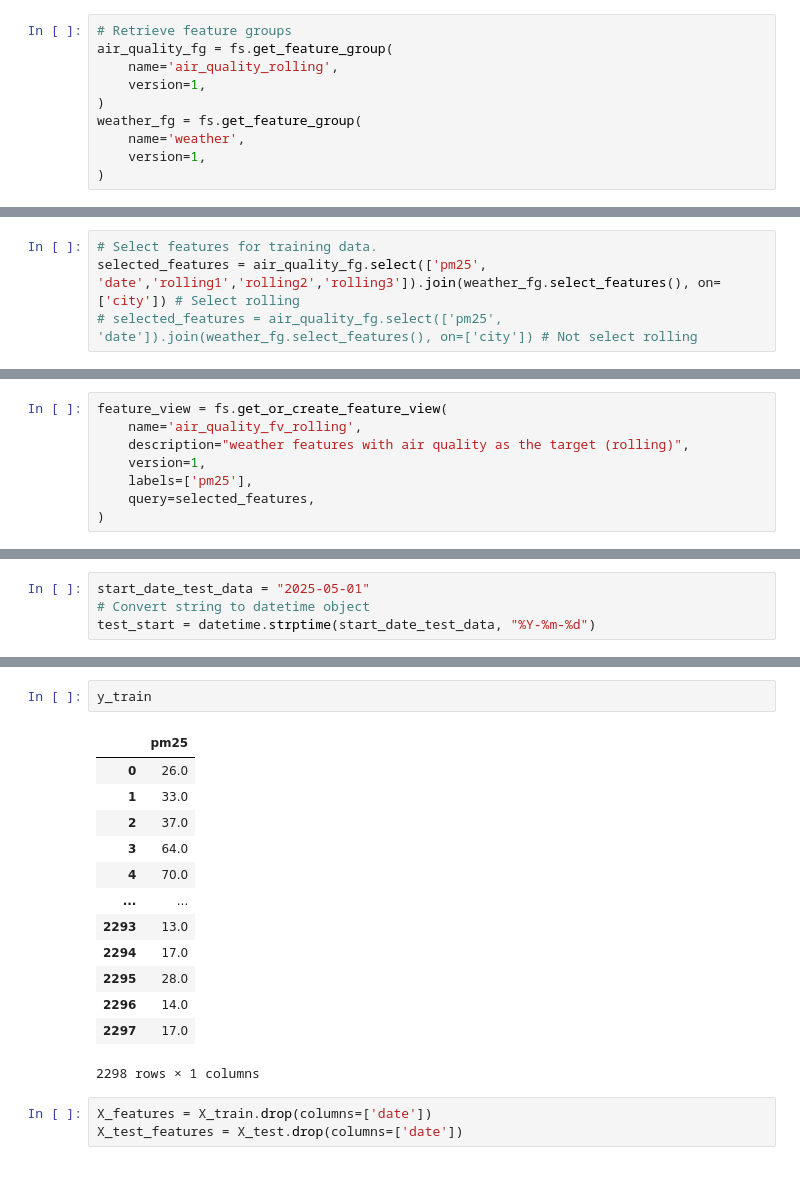
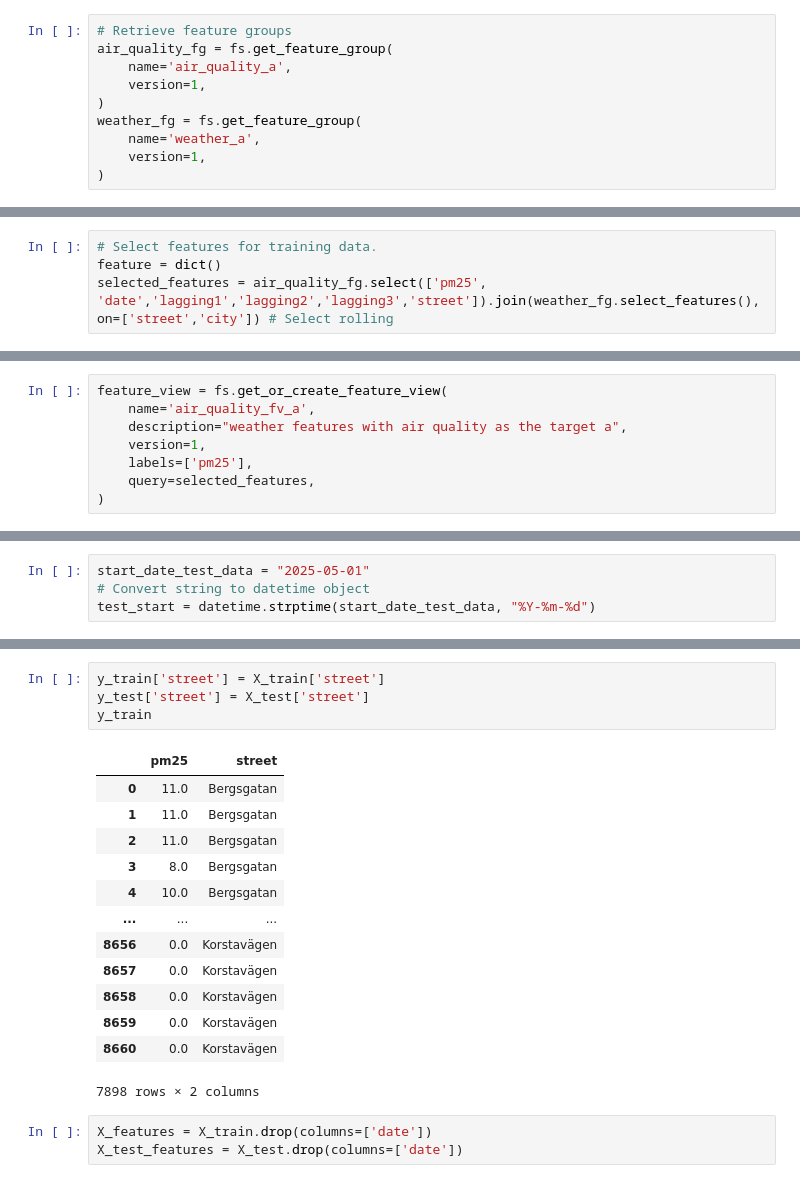
Before and after one commit to WasuWata/mlfs_a, a Jupyter notebook: notebooks/airquality/3_air_quality_training_pipeline.ipynb, the cells around one changed output, grey strips where cells are left out. Drawn from its saved outputs; the diff is of its cells as text.

```diff
--- a/notebooks/airquality/3_air_quality_training_pipeline.ipynb
+++ b/notebooks/airquality/3_air_quality_training_pipeline.ipynb
@@ -93,11 +105,11 @@ Logged in to project, explore it here https://c.app.hopsworks.ai:443/p/1286306
 # %%
 # Retrieve feature groups
 air_quality_fg = fs.get_feature_group(
-    name='air_quality_rolling',
+    name='air_quality_a',
     version=1,
 )
 weather_fg = fs.get_feature_group(
-    name='weather',
+    name='weather_a',
     version=1,
 )
 # %%
@@ -141,6 +131,6 @@ air[air['date'] == air['date'].max()]
 ## <span style="color:#ff5f27;"> 🖍 Feature View Creation and Retrieving </span>
 # %%
 # Select features for training data.
-selected_features = air_quality_fg.select(['pm25', 'date','rolling1','rolling2','rolling3']).join(weather_fg.select_features(), on=['city']) # Select rolling
-# selected_features = air_quality_fg.select(['pm25', 'date']).join(weather_fg.select_features(), on=['city']) # Not select rolling
+feature = dict()
+selected_features = air_quality_fg.select(['pm25', 'date','lagging1','lagging2','lagging3','street']).join(weather_fg.select_features(), on=['street','city']) # Select rolling
 # %% [output]
@@ -167,8 +157,8 @@ You can specify the following parameters:
 - `query` - selected features/labels for the model
 # %%
 feature_view = fs.get_or_create_feature_view(
-    name='air_quality_fv_rolling',
-    description="weather features with air quality as the target (rolling)",
+    name='air_quality_fv_a',
+    description="weather features with air quality as the target a",
     version=1,
     labels=['pm25'],
     query=selected_features,
@@ -209,19 +196,21 @@ X_train
 # %%
+y_train['street'] = X_train['street']
+y_test['street'] = X_test['street']
 y_train
 # %% [output]
-|  | pm25 |
-| 0 | 26.0 |
-| 1 | 33.0 |
-| 2 | 37.0 |
-| 3 | 64.0 |
-| 4 | 70.0 |
-| ... | ... |
-| 2293 | 13.0 |
-| 2294 | 17.0 |
-| 2295 | 28.0 |
-| 2296 | 14.0 |
-| 2297 | 17.0 |
+|  | pm25 | street |
+| 0 | 11.0 | Bergsgatan |
+| 1 | 11.0 | Bergsgatan |
+| 2 | 11.0 | Bergsgatan |
+| 3 | 8.0 | Bergsgatan |
+| 4 | 10.0 | Bergsgatan |
+| ... | ... | ... |
+| 8656 | 0.0 | Korstavägen |
+| 8657 | 0.0 | Korstavägen |
+| 8658 | 0.0 | Korstavägen |
+| 8659 | 0.0 | Korstavägen |
+| 8660 | 0.0 | Korstavägen |
-2298 rows × 1 columns
+7898 rows × 2 columns
 # %%
 X_features = X_train.drop(columns=['date'])
 X_test_features = X_test.drop(columns=['date'])
```
Also changed, not shown: parts of 26 cells of this notebook, 41 other files.
